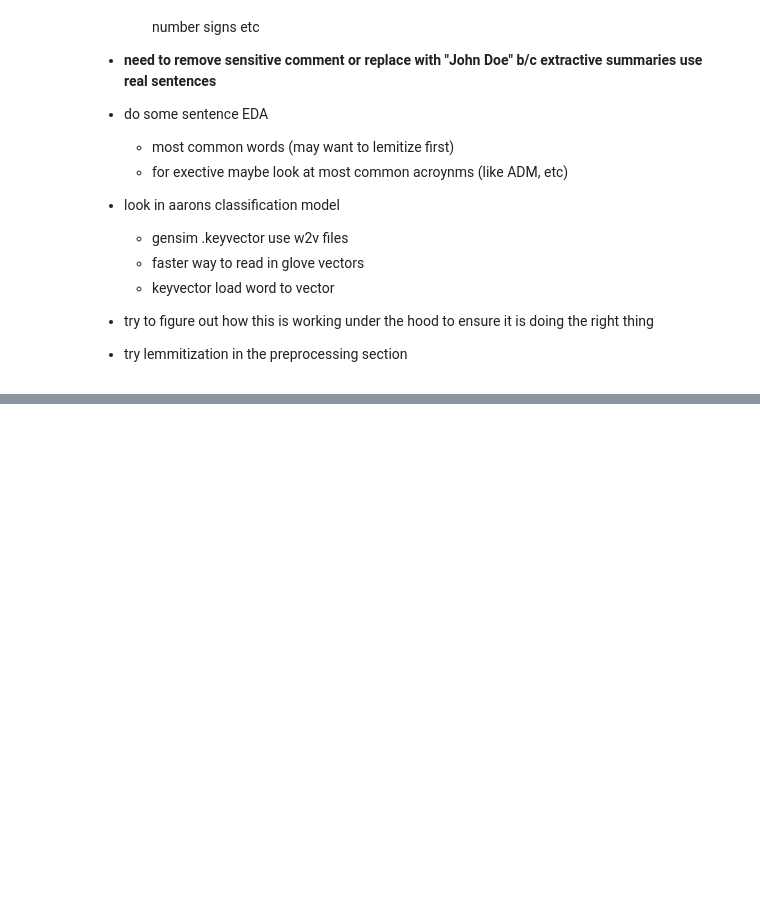
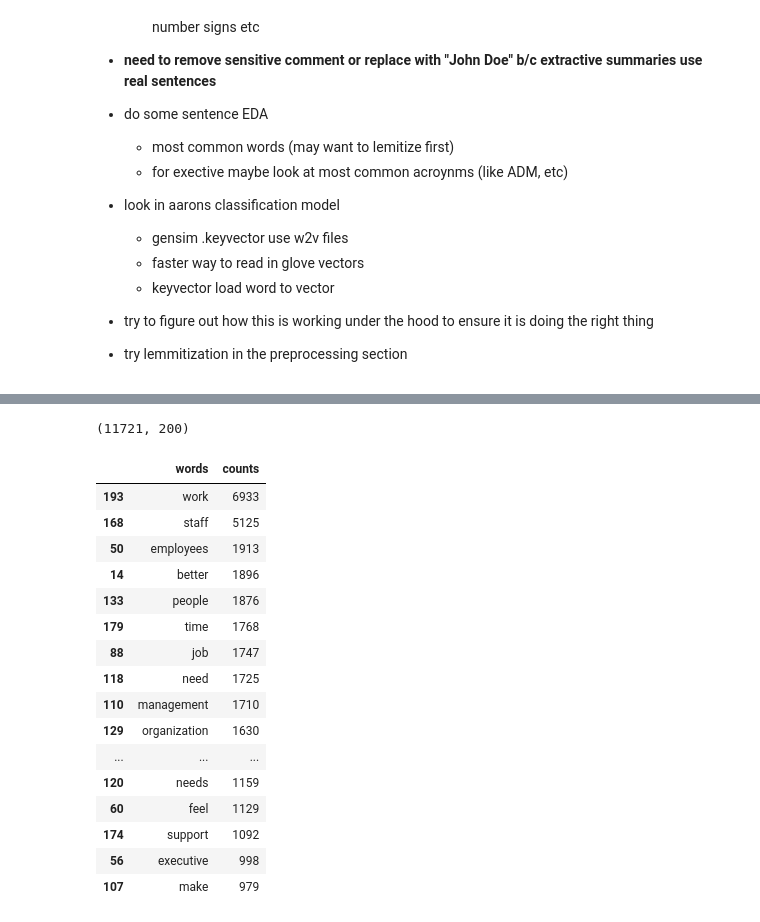
Before and after one commit to Jamienie/mds_capstone_bcstats, a Jupyter notebook: notebooks/ap_text_summary_joined_qual_quant.ipynb, the cells around one changed output, grey strips where cells are left out. Cells and saved outputs as stored; diff of their text form; code cells hidden in the pictures; blank space fills up the shorter version.

```diff
--- a/notebooks/ap_text_summary_joined_qual_quant.ipynb
+++ b/notebooks/ap_text_summary_joined_qual_quant.ipynb
@@ -182,8 +114,3 @@ summary_for_all = src.text_summary.summary_textrank(sentences_all, processed_all
-# %%
-print("      Summary for All Comments")
-print("-------------------------------------")
-for i in summary_for_all:
-    print(i, "\n")
 # %% [markdown]
 ## Notes
 
@@ -226,0 +163,37 @@ for i in summary_for_all:
+# %%
+vect = CountVectorizer(min_df=6, max_features=200, stop_words="english")
+term_doc_matrix = vect.fit_transform(df_all["text"])
+words = vect.get_feature_names()
+# %%
+term_doc_matrix.shape
+# %% [output]
+(11721, 200)
+# %%
+word_counts = term_doc_matrix.sum(axis=0)
+word_count = []
+for i in word_counts.tolist():
+    for j in i:
+        word_count.append(j)
+# %%
+d = {"words":words, "counts":word_count}
+word_freq = pd.DataFrame(d)
+# %%
+word_freq.sort_values(by=["counts"], ascending=False).head(20)
+# %% [output]
+|  | words | counts |
+| 193 | work | 6933 |
+| 168 | staff | 5125 |
+| 50 | employees | 1913 |
+| 14 | better | 1896 |
+| 133 | people | 1876 |
+| 179 | time | 1768 |
+| 88 | job | 1747 |
+| 118 | need | 1725 |
+| 110 | management | 1710 |
+| 129 | organization | 1630 |
+| ... | ... | ... |
+| 120 | needs | 1159 |
+| 60 | feel | 1129 |
+| 174 | support | 1092 |
+| 56 | executive | 998 |
+| 107 | make | 979 |
```
Also changed, not shown: parts of 18 cells of this notebook, 1 other file.
